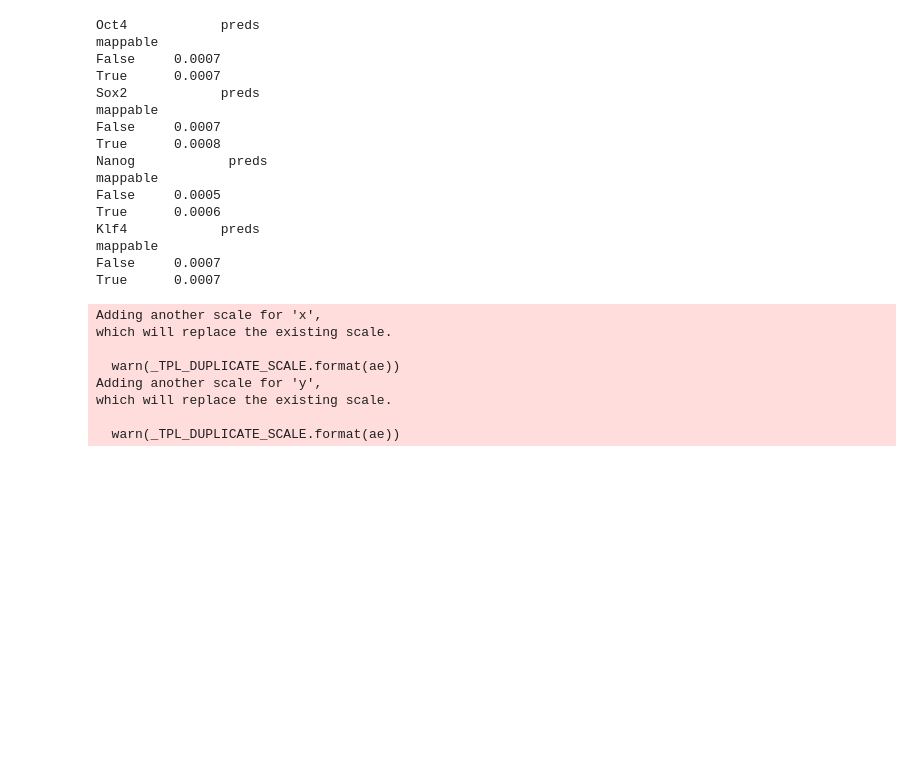
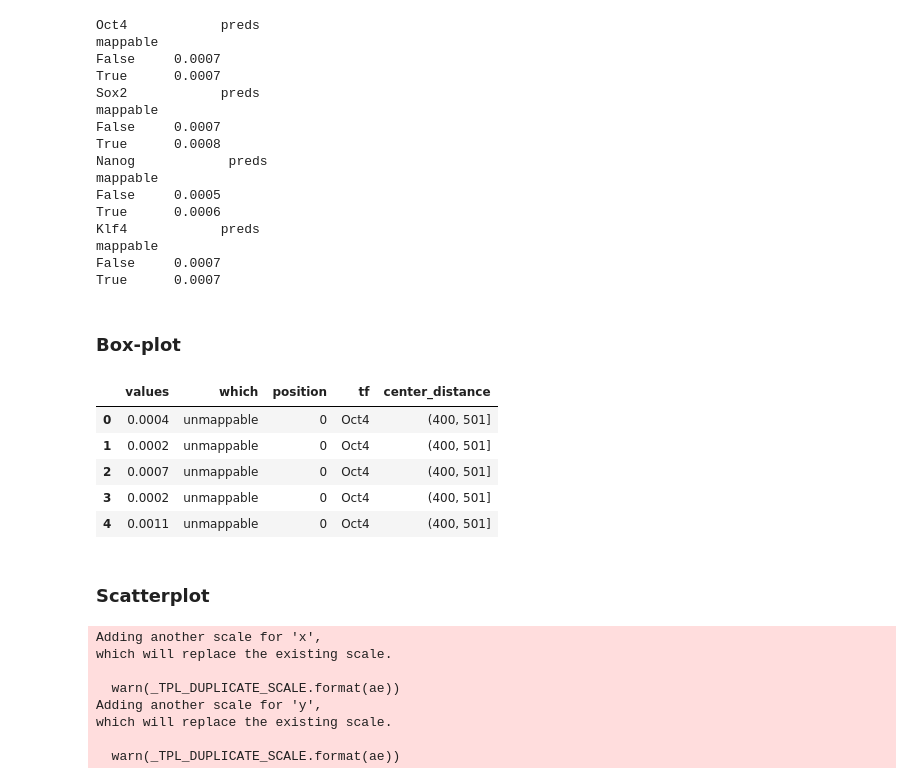
Before and after one commit to kundajelab/bpnet-manuscript, a Jupyter notebook: src/figures/17-mappability.ipynb, the cells around one changed output. Drawn from its saved outputs; the diff is of its cells as text; code cells hidden in the pictures; blank space fills up the shorter version.

```diff
--- a/src/figures/17-mappability.ipynb
+++ b/src/figures/17-mappability.ipynb
@@ -236,3 +229,34 @@ Klf4            preds
 mappable
 False     0.0007
 True      0.0007
+# %% [markdown]
+### Box-plot
+# %%
+dfm_list = []
+for tf in tfs:
+    for i in tqdm(range(0, 1000)):
+        preds_unmappable = preds_raw[f'{tf}/profile'][mappability[:, i] == 0, i, 0]
+        preds_mappable = preds_raw[f'{tf}/profile'][(mappability[:, i] > 0) & (mappability[:, i] <= 50), i, 0]
+        x = {"values": preds_unmappable,
+             "which": 'unmappable',
+             "position": i,
+             "tf": tf
+             }
+        dfm_list.append(pd.DataFrame(x))
+        x = {"values": preds_mappable,
+             "which": 'mappable',
+             "position": i,
+             "tf": tf
+             }
+        dfm_list.append(pd.DataFrame(x))
+dfm = pd.concat(dfm_list)
+dfm['center_distance'] = pd.cut(np.abs(dfm.position - 500), bins=[-1, 100, 200, 300, 400, 501])
+# %%
+dfm.head()
+# %% [output]
+|  | values | which | position | tf | center_distance |
+| 0 | 0.0004 | unmappable | 0 | Oct4 | (400, 501] |
+| 1 | 0.0002 | unmappable | 0 | Oct4 | (400, 501] |
+| 2 | 0.0007 | unmappable | 0 | Oct4 | (400, 501] |
+| 3 | 0.0002 | unmappable | 0 | Oct4 | (400, 501] |
+| 4 | 0.0011 | unmappable | 0 | Oct4 | (400, 501] |
@@ -239,3 +278,5 @@ True      0.0007
+# %% [markdown]
+### Scatterplot
 # %%
 dfm_list = []
 for tf in tfs:
```
Also changed, not shown: parts of 6 cells of this notebook, 1 other file.
